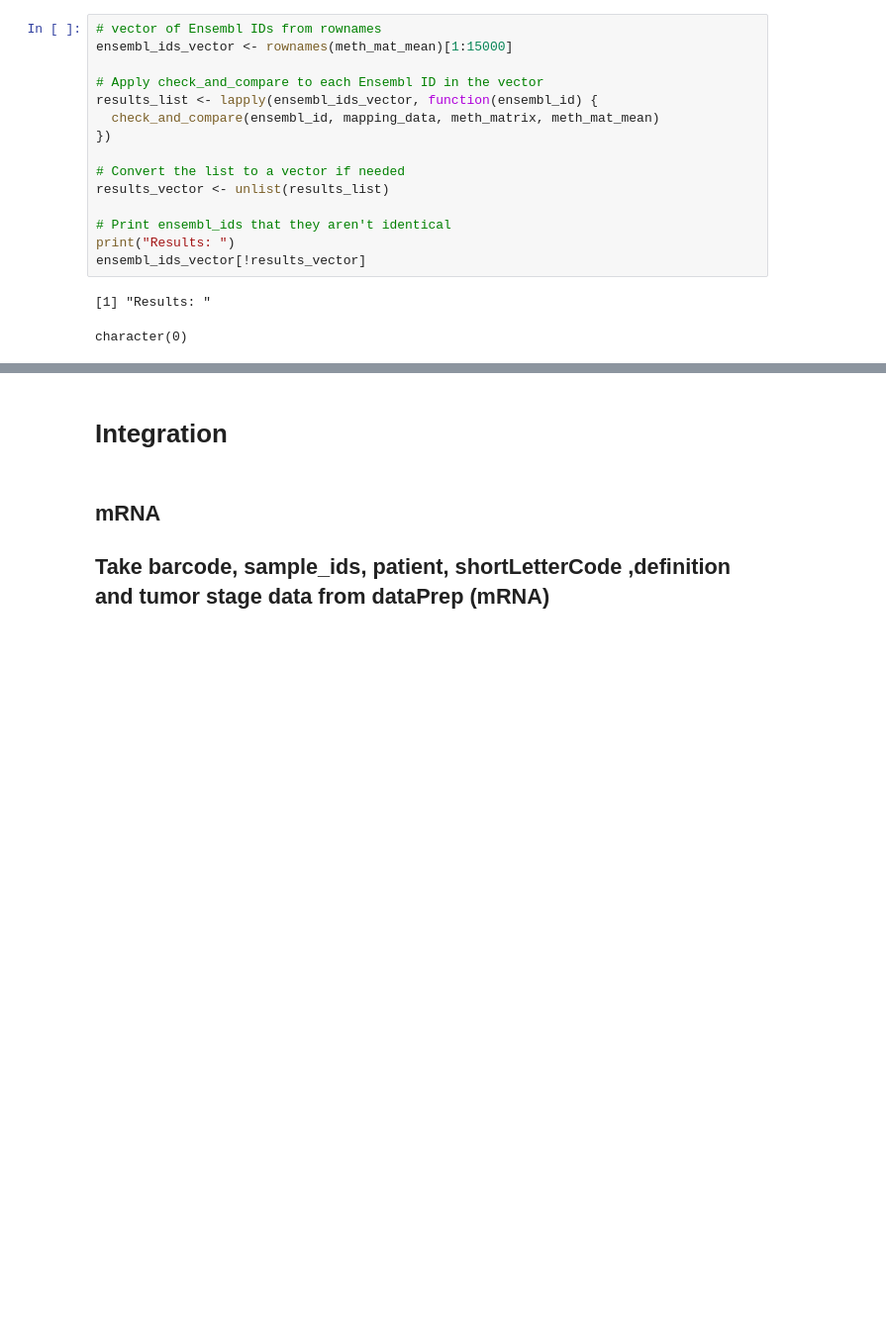
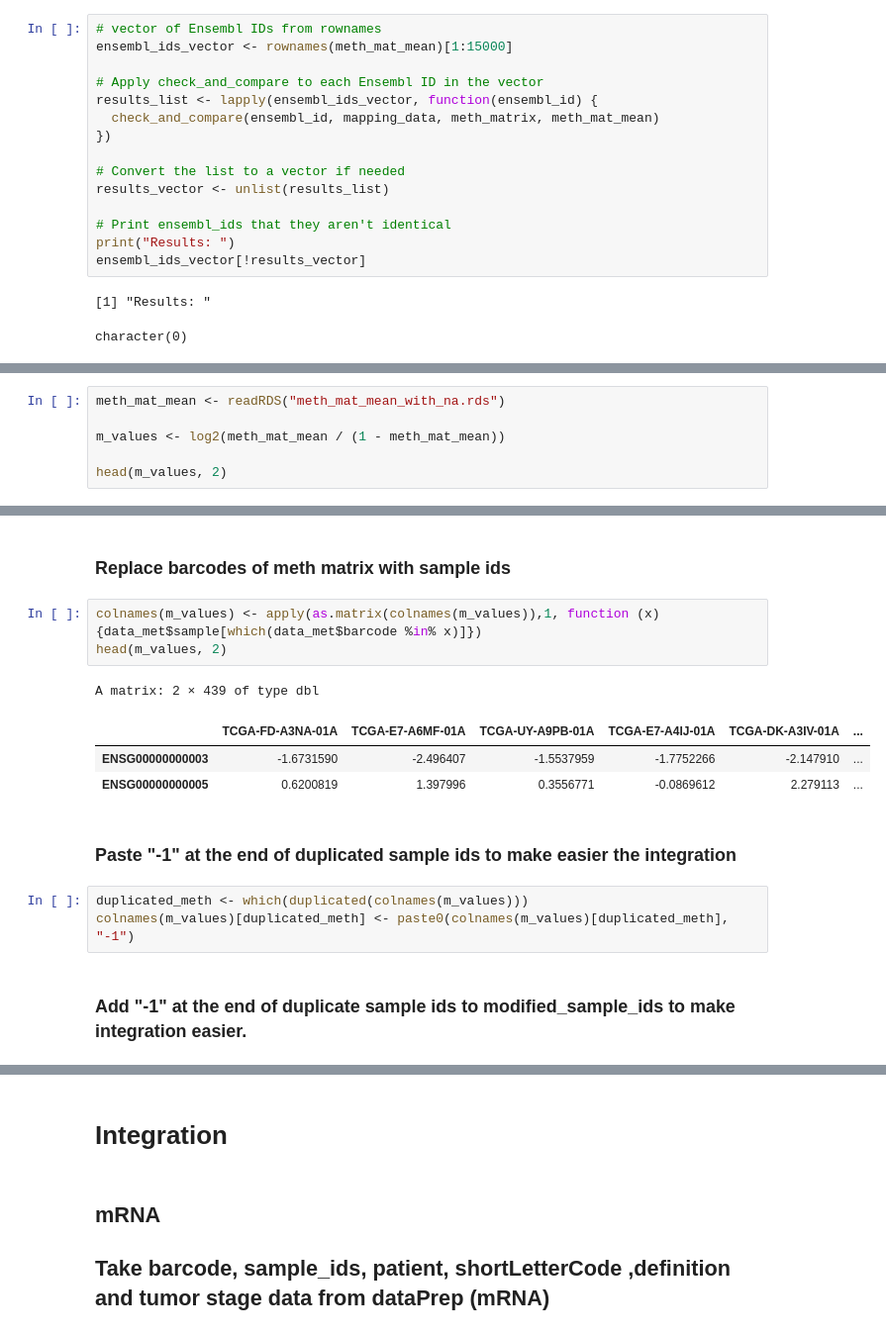
Before and after one commit to TheodosisL/Bioinformatics, a Jupyter notebook: tcga.ipynb, the cells around one changed output, grey strips where cells are left out. Shown at 99% size. Saved outputs shown, nothing was run; the diff lists cells and outputs as text; blank space fills up the shorter version.

```diff
--- a/tcga.ipynb
+++ b/tcga.ipynb
@@ -2259,0 +2262,6 @@ character(0)
+# %%
+meth_mat_mean <- readRDS("meth_mat_mean_with_na.rds")
+
+m_values <- log2(meth_mat_mean / (1 - meth_mat_mean))
+
+head(m_values, 2)
@@ -2259,0 +2423,17 @@ character(0)
+# %% [markdown]
+### Replace barcodes of meth matrix with sample ids
+# %%
+colnames(m_values) <- apply(as.matrix(colnames(m_values)),1, function (x){data_met$sample[which(data_met$barcode %in% x)]})
+head(m_values, 2)
+# %% [output]
+A matrix: 2 × 439 of type dbl
+|  | TCGA-FD-A3NA-01A | TCGA-E7-A6MF-01A | TCGA-UY-A9PB-01A | TCGA-E7-A4IJ-01A | TCGA-DK-A3IV-01A | ... |
+| ENSG00000000003 | -1.6731590 | -2.496407 | -1.5537959 | -1.7752266 | -2.147910 | ... |
+| ENSG00000000005 | 0.6200819 | 1.397996 | 0.3556771 | -0.0869612 | 2.279113 | ... |
+# %% [markdown]
+### Paste "-1" at the end of duplicated sample ids to make easier the integration
+# %%
+duplicated_meth <- which(duplicated(colnames(m_values)))
+colnames(m_values)[duplicated_meth] <- paste0(colnames(m_values)[duplicated_meth], "-1")
+# %% [markdown]
+### Add "-1" at the end of duplicate sample ids to modified_sample_ids to make integration easier.
```
Also changed, not shown: parts of 76 cells of this notebook.
